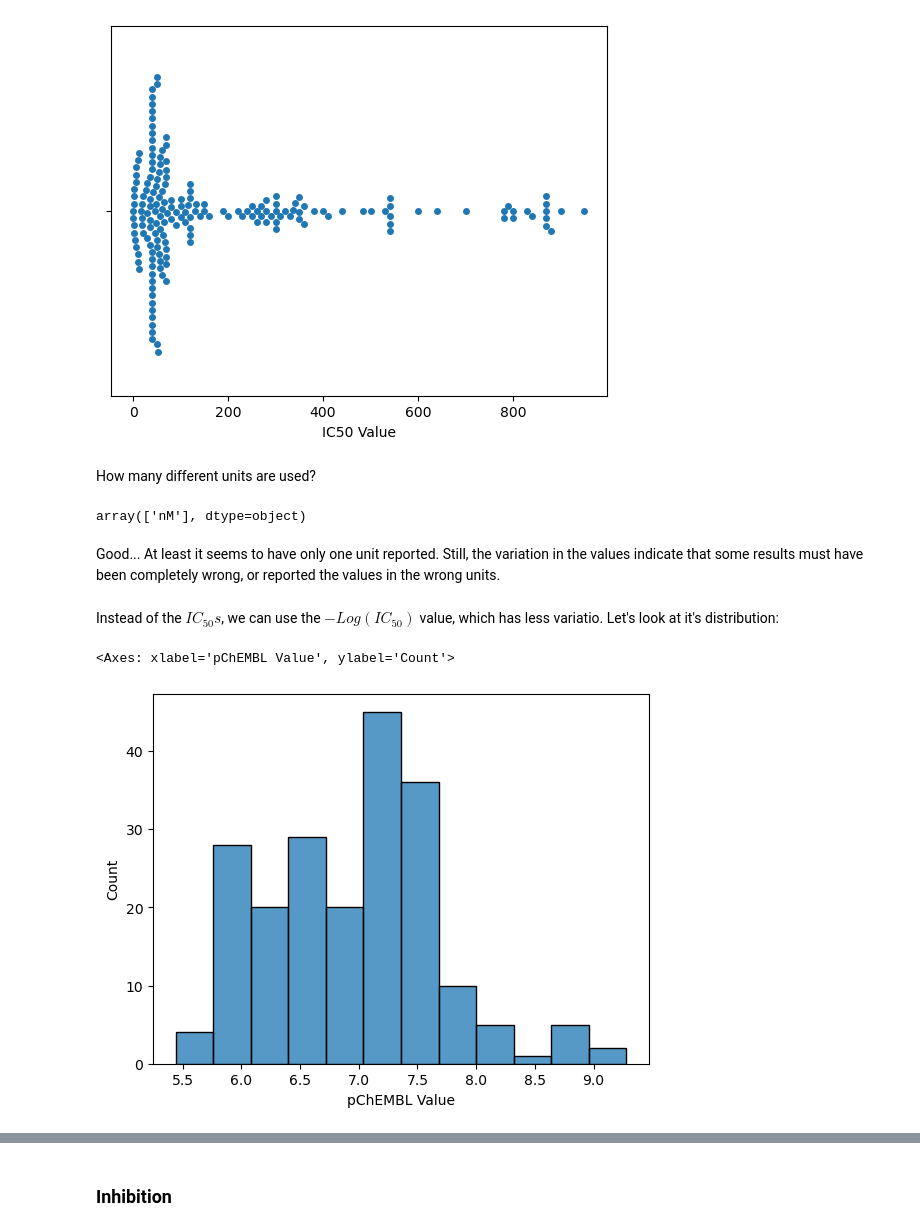
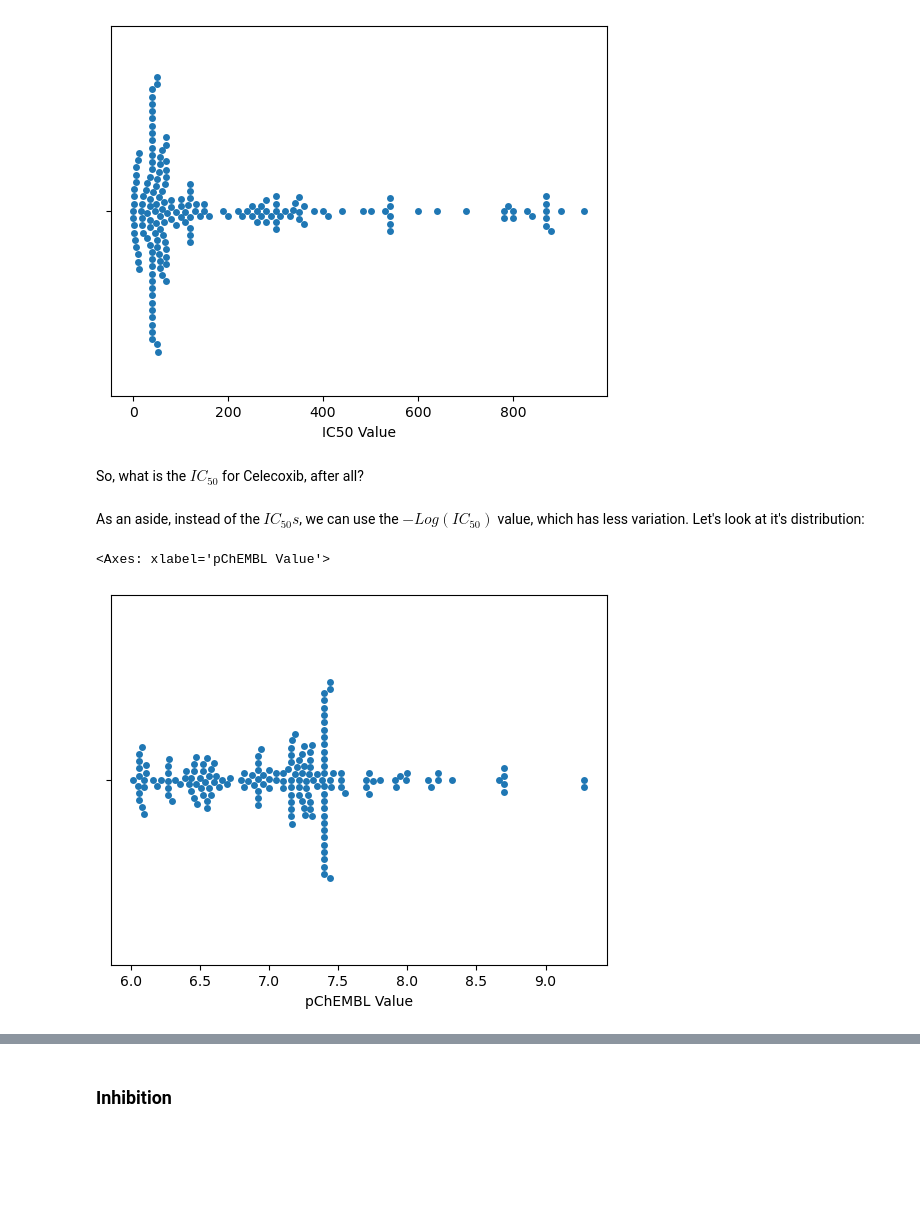
Before and after one commit to gmseabra/MolDB-Exploration, a Jupyter notebook: ChEMBL_COX-2_Exploration.ipynb, the cells around one changed output, grey strips where cells are left out. Cells and saved outputs as stored; diff of their text form; code cells hidden in the pictures; blank space fills up the shorter version.

```diff
--- a/ChEMBL_COX-2_Exploration.ipynb
+++ b/ChEMBL_COX-2_Exploration.ipynb
@@ -196,24 +245,18 @@ g.set(xlabel='IC50 Value')
 # %% [output]
 [Text(0.5, 23.52222222222222, 'IC50 Value')]
 [figure]
-# %% [markdown]
-How many different units are used?
-# %%
-cox2db[ (cox2db['Molecule ChEMBL ID'] == 'CHEMBL118') & (cox2db['Standard Type'] == 'IC50')]["Standard Units"].unique()
-# %% [output]
-array(['nM'], dtype=object)
-# %% [markdown]
-Good... At least it seems to have only one unit reported. Still, the variation in the values indicate that some
-results must have been completely wrong, or reported the values in the wrong units.
+# %% [markdown]
+So, what is the $IC_{50}$ for Celecoxib, after all?
 # %% [markdown]
-Instead of the $IC_{50}s$, we can use the $-Log(IC_{50})$ value, which has less variatio. Let's look at it's distribution:
+As an aside, instead of the $IC_{50}s$, we can use the $-Log(IC_{50})$ value, which has less variation. Let's look at it's distribution:
 # %%
-sns.histplot(data=cox2db[ (cox2db['Molecule ChEMBL ID'] == 'CHEMBL118') &
+sns.swarmplot(data=cox2db[(cox2db['Molecule ChEMBL ID'] == 'CHEMBL118') &
                           (cox2db['Standard Type'] == 'IC50') &
                           (cox2db['Standard Relation'] == "'='") &
-                          (cox2db['Data Validity Comment'].isna() )
+                          (cox2db['Data Validity Comment'].isna()) &
+                          (cox2db['Standard Value'] < 1000)
                         ],
              x='pChEMBL Value')
 # %% [output]
-<Axes: xlabel='pChEMBL Value', ylabel='Count'>
+<Axes: xlabel='pChEMBL Value'>
-[figure, old version]
+[figure, new version]
```
Also changed, not shown: parts of 73 cells of this notebook.
